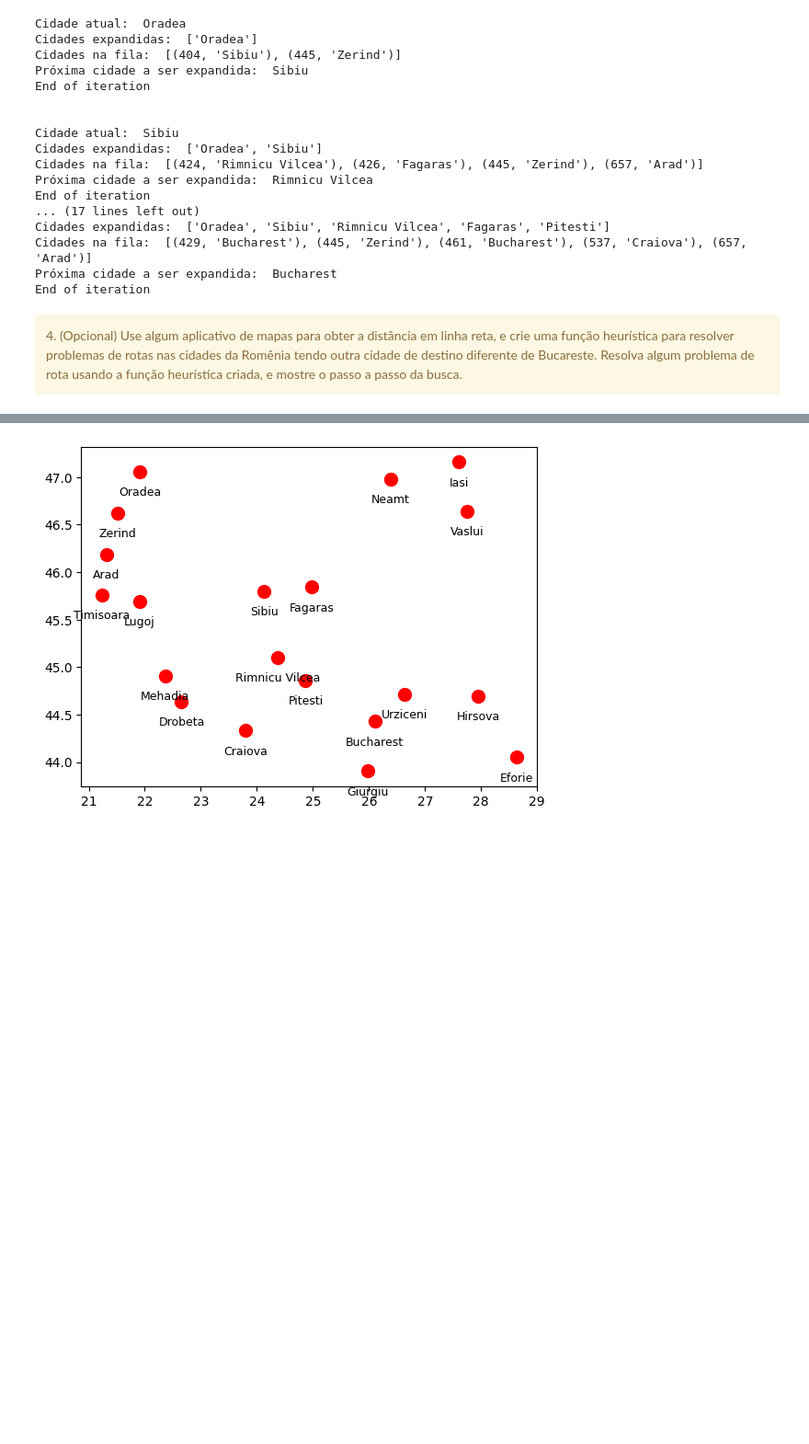
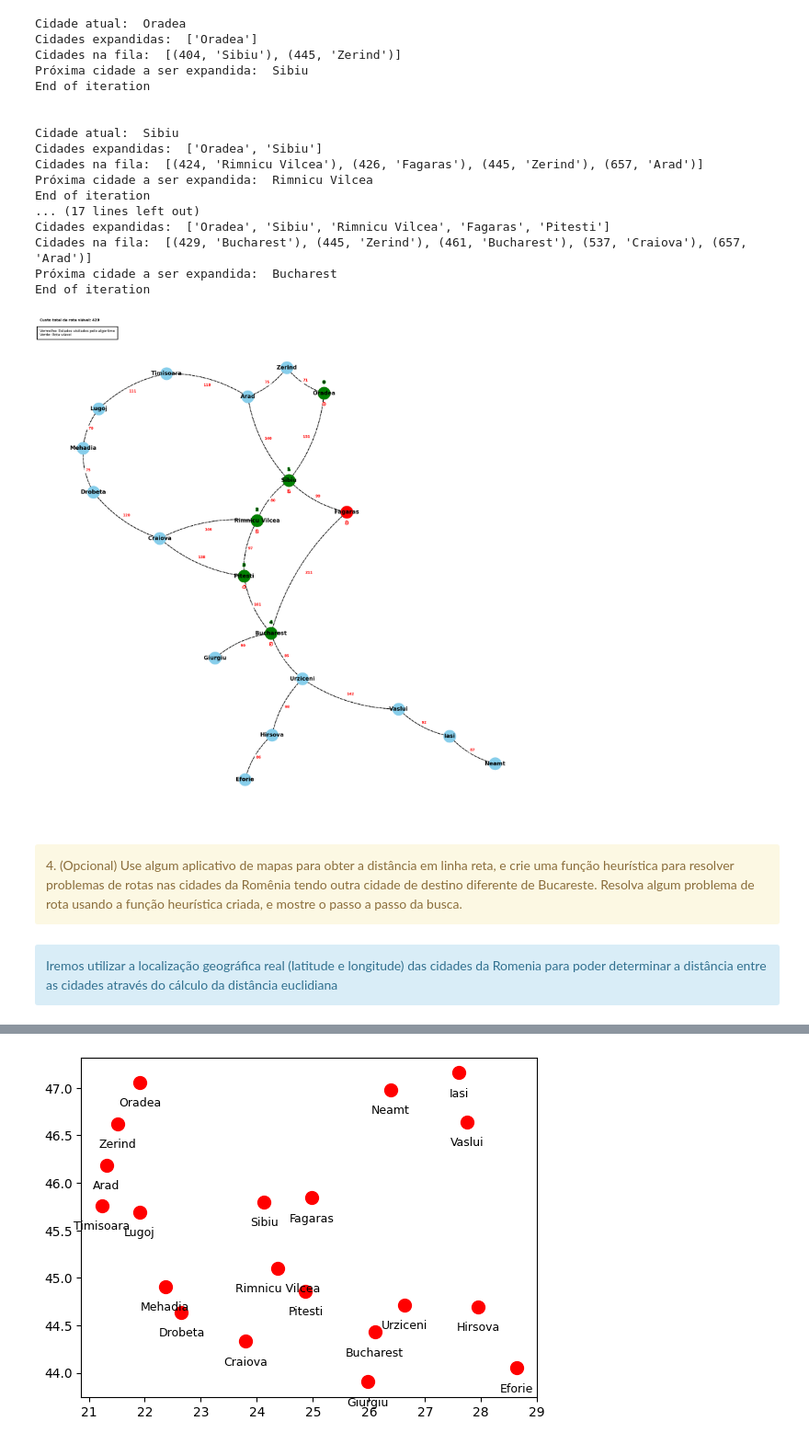
Before and after one commit to MDGF93/intro-ia-atividade-6, a Jupyter notebook: astar.ipynb, the cells around one changed output, grey strips where cells are left out. Shown at 92% size. Saved outputs shown, nothing was run; the diff lists cells and outputs as text; code cells hidden in the pictures; blank space fills up the shorter version.

```diff
--- a/astar.ipynb
+++ b/astar.ipynb
@@ -605,6 +605,10 @@ Cidades expandidas:  ['Oradea', 'Sibiu', 'Rimnicu Vilcea', 'Fagaras', 'Pitesti']
 Cidades na fila:  [(429, 'Bucharest'), (445, 'Zerind'), (461, 'Bucharest'), (537, 'Craiova'), (657, 'Arad')]
 Próxima cidade a ser expandida:  Bucharest
 End of iteration
+# %%
+highlight_path(a_star_oradea_bucharest[1], get_custo_total(a_star_oradea_bucharest[3]), a_star_oradea_bucharest[3])
+# %% [output]
+[figure, added]
 # %% [markdown]
 <div class="alert alert-block alert-warning">
     4. (Opcional) Use algum aplicativo de mapas para obter a distância em linha reta, e crie uma
@@ -612,6 +616,10 @@ End of iteration
     cidade de destino diferente de Bucareste. Resolva algum problema de rota usando a
     função heurística criada, e mostre o passo a passo da busca.
 </div>
+# %% [markdown]
+<div class="alert alert-block alert-info">
+Iremos utilizar a localização geográfica real (latitude e longitude) das cidades da Romenia para poder determinar a distância entre as cidades através do cálculo da distância euclidiana
+</div>
 # %%
 romenia_loc_x_y = {
     "Arad": (46.1866, 21.3123),
```
Also changed, not shown: parts of 19 cells of this notebook.
